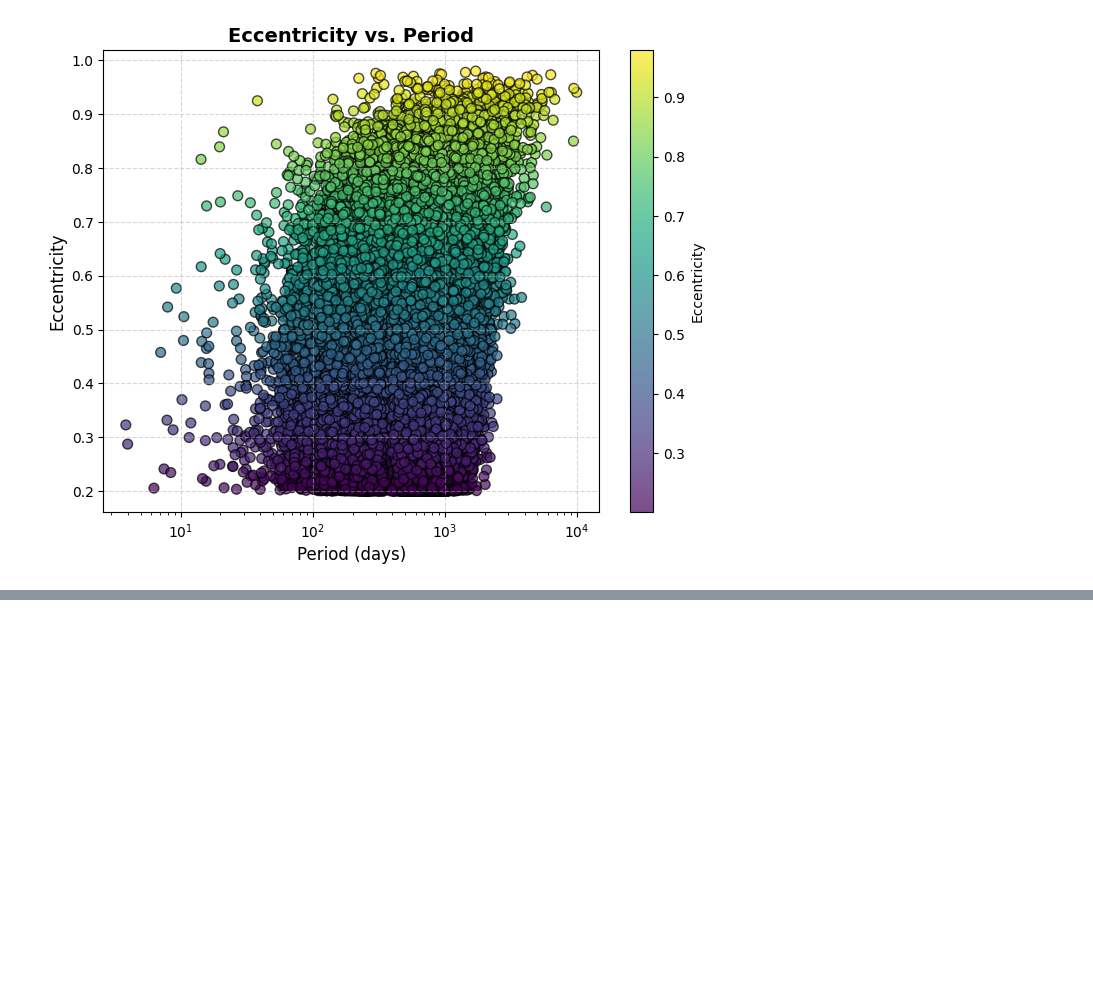
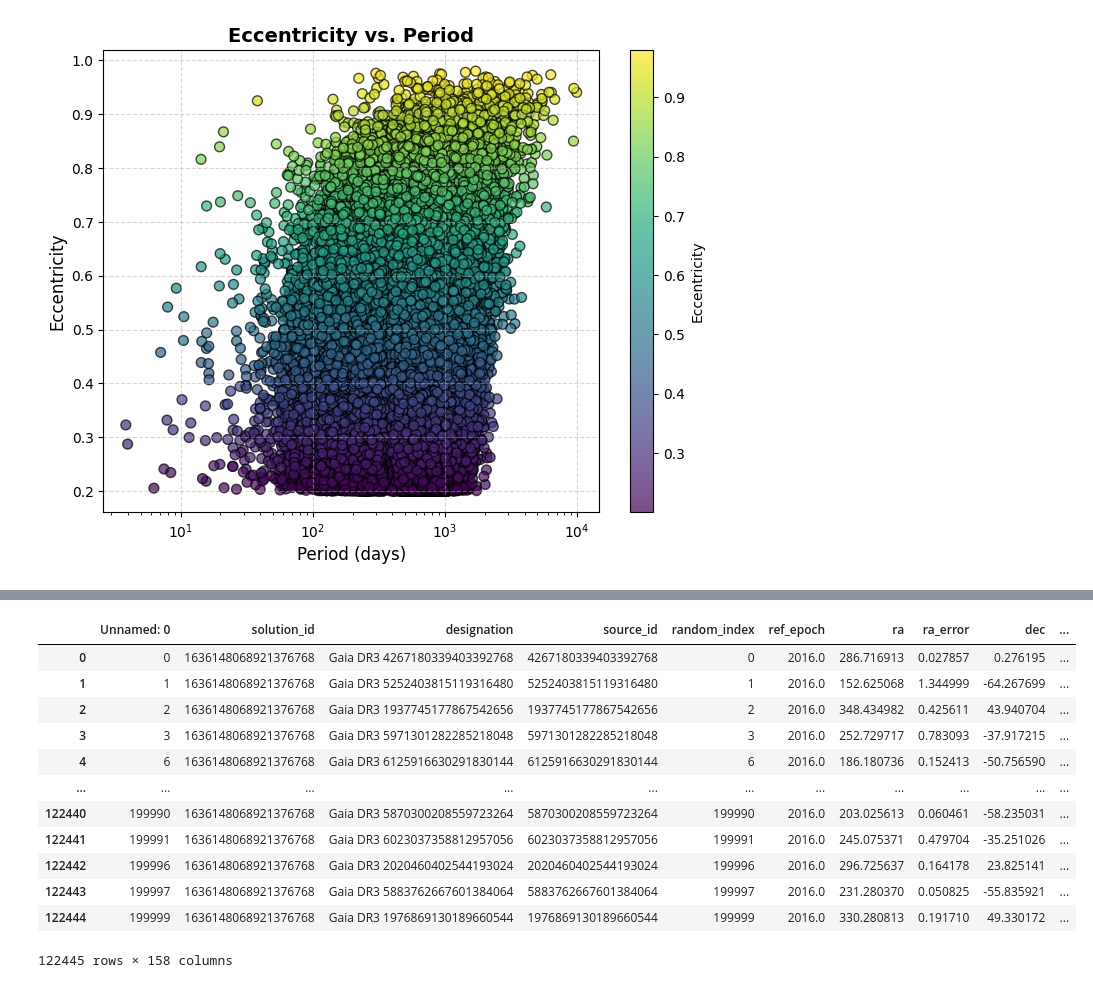
Before and after one commit to lordrick94/stars_and_planetsI_ucsc, a Jupyter notebook: homeworks/hw4/gaia_code.ipynb, the cells around one changed output, grey strips where cells are left out. Cells and saved outputs as stored; diff of their text form; code cells hidden in the pictures; blank space fills up the shorter version.

```diff
--- a/homeworks/hw4/gaia_code.ipynb
+++ b/homeworks/hw4/gaia_code.ipynb
@@ -83,0 +87,16 @@ cat_fit.to_csv('hw4_cat_fit.csv', index=False)
+# %%
+random_stars_ext
+# %% [output]
+|  | Unnamed: 0 | solution_id | designation | source_id | random_index | ref_epoch | ra | ra_error | dec | ... |
+| 0 | 0 | 1636148068921376768 | Gaia DR3 4267180339403392768 | 4267180339403392768 | 0 | 2016.0 | 286.716913 | 0.027857 | 0.276195 | ... |
+| 1 | 1 | 1636148068921376768 | Gaia DR3 5252403815119316480 | 5252403815119316480 | 1 | 2016.0 | 152.625068 | 1.344999 | -64.267699 | ... |
+| 2 | 2 | 1636148068921376768 | Gaia DR3 1937745177867542656 | 1937745177867542656 | 2 | 2016.0 | 348.434982 | 0.425611 | 43.940704 | ... |
+| 3 | 3 | 1636148068921376768 | Gaia DR3 5971301282285218048 | 5971301282285218048 | 3 | 2016.0 | 252.729717 | 0.783093 | -37.917215 | ... |
+| 4 | 6 | 1636148068921376768 | Gaia DR3 6125916630291830144 | 6125916630291830144 | 6 | 2016.0 | 186.180736 | 0.152413 | -50.756590 | ... |
+| ... | ... | ... | ... | ... | ... | ... | ... | ... | ... | ... |
+| 122440 | 199990 | 1636148068921376768 | Gaia DR3 5870300208559723264 | 5870300208559723264 | 199990 | 2016.0 | 203.025613 | 0.060461 | -58.235031 | ... |
+| 122441 | 199991 | 1636148068921376768 | Gaia DR3 6023037358812957056 | 6023037358812957056 | 199991 | 2016.0 | 245.075371 | 0.479704 | -35.251026 | ... |
+| 122442 | 199996 | 1636148068921376768 | Gaia DR3 2020460402544193024 | 2020460402544193024 | 199996 | 2016.0 | 296.725637 | 0.164178 | 23.825141 | ... |
+| 122443 | 199997 | 1636148068921376768 | Gaia DR3 5883762667601384064 | 5883762667601384064 | 199997 | 2016.0 | 231.280370 | 0.050825 | -55.835921 | ... |
+| 122444 | 199999 | 1636148068921376768 | Gaia DR3 1976869130189660544 | 1976869130189660544 | 199999 | 2016.0 | 330.280813 | 0.191710 | 49.330172 | ... |
+122445 rows × 158 columns
```
Also changed, not shown: parts of 35 cells of this notebook, 53 other files.
